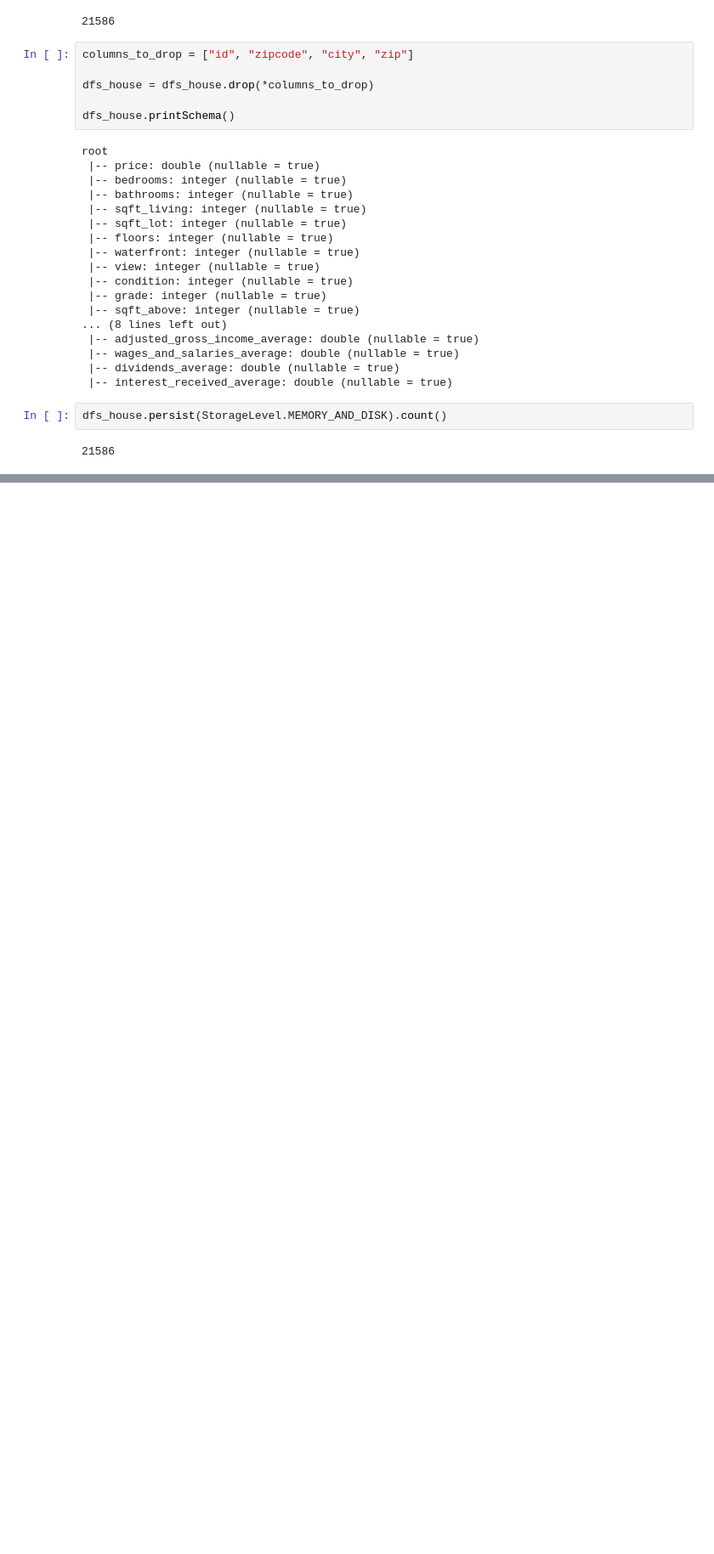
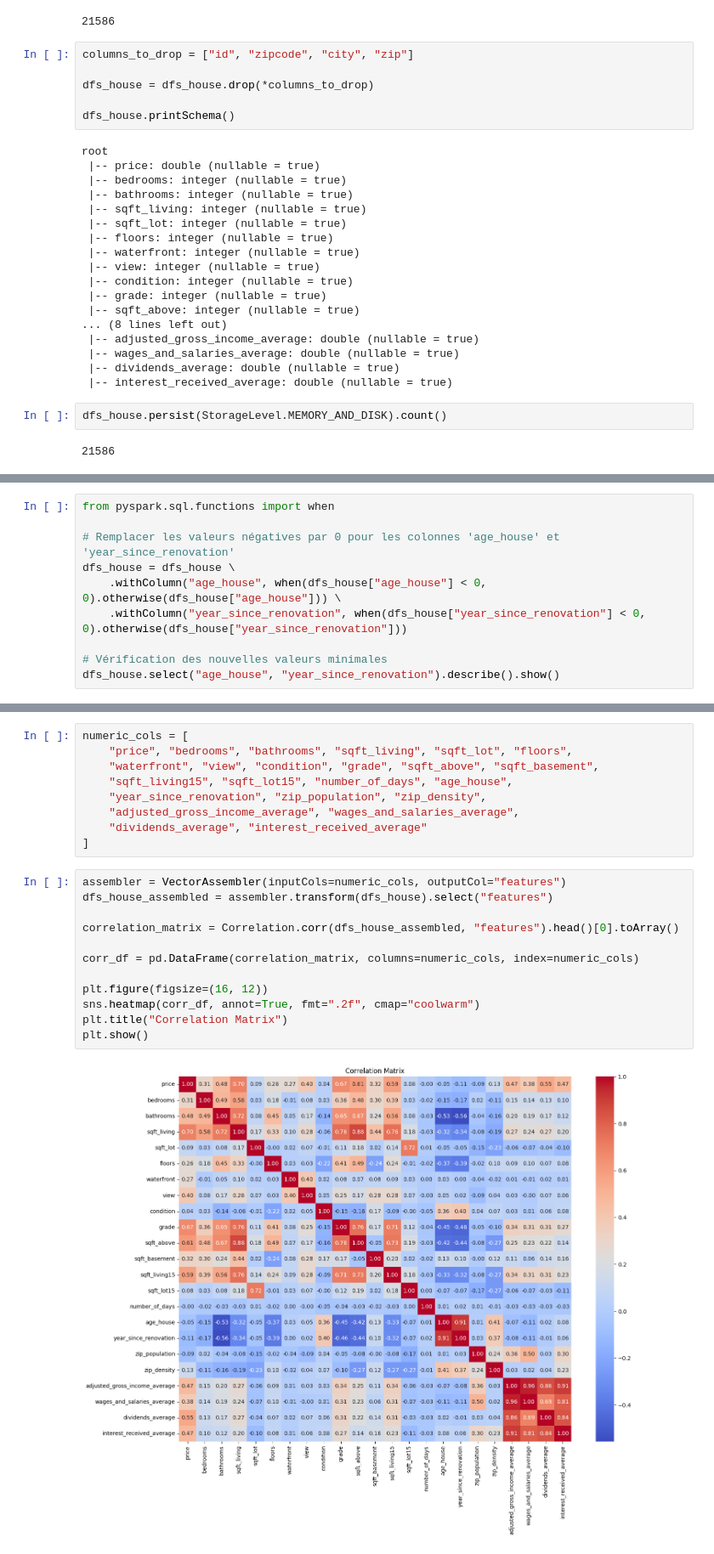
Before and after one commit to lazychach/House_price_prediction_King-County_USA, a Jupyter notebook: process/house_price_prediction.ipynb, the cells around one changed output, grey strips where cells are left out. Shown at 85% size. Cells and saved outputs as stored; diff of their text form; blank space fills up the shorter version.

Commit message:
correlation

```diff
--- a/process/house_price_prediction.ipynb
+++ b/process/house_price_prediction.ipynb
@@ -795,0 +825,10 @@ dfs_house.persist(StorageLevel.MEMORY_AND_DISK).count()
+# %%
+from pyspark.sql.functions import when
+
+# Remplacer les valeurs négatives par 0 pour les colonnes 'age_house' et 'year_since_renovation'
+dfs_house = dfs_house \
+    .withColumn("age_house", when(dfs_house["age_house"] < 0, 0).otherwise(dfs_house["age_house"])) \
+    .withColumn("year_since_renovation", when(dfs_house["year_since_renovation"] < 0, 0).otherwise(dfs_house["year_since_renovation"]))
+
+# Vérification des nouvelles valeurs minimales
+dfs_house.select("age_house", "year_since_renovation").describe().show()
@@ -795,0 +860,23 @@ dfs_house.persist(StorageLevel.MEMORY_AND_DISK).count()
+# %%
+numeric_cols = [
+    "price", "bedrooms", "bathrooms", "sqft_living", "sqft_lot", "floors",
+    "waterfront", "view", "condition", "grade", "sqft_above", "sqft_basement",
+    "sqft_living15", "sqft_lot15", "number_of_days", "age_house",
+    "year_since_renovation", "zip_population", "zip_density",
+    "adjusted_gross_income_average", "wages_and_salaries_average",
+    "dividends_average", "interest_received_average"
+]
+# %%
+assembler = VectorAssembler(inputCols=numeric_cols, outputCol="features")
+dfs_house_assembled = assembler.transform(dfs_house).select("features")
+
+correlation_matrix = Correlation.corr(dfs_house_assembled, "features").head()[0].toArray()
+
+corr_df = pd.DataFrame(correlation_matrix, columns=numeric_cols, index=numeric_cols)
+
+plt.figure(figsize=(16, 12))
+sns.heatmap(corr_df, annot=True, fmt=".2f", cmap="coolwarm")
+plt.title("Correlation Matrix")
+plt.show()
+# %% [output]
+[figure, added]
```
Also changed, not shown: parts of 8 cells of this notebook, 2 other files.
